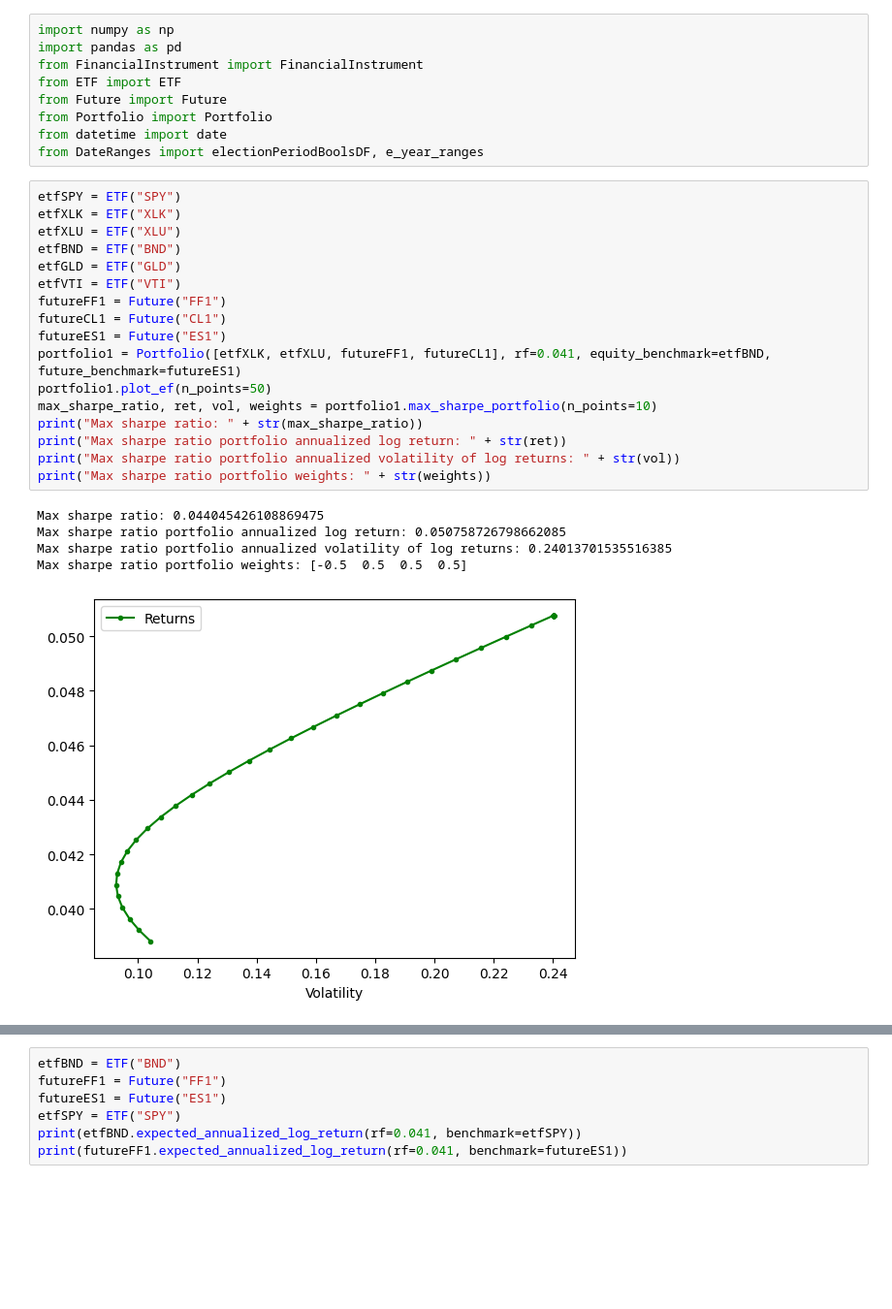
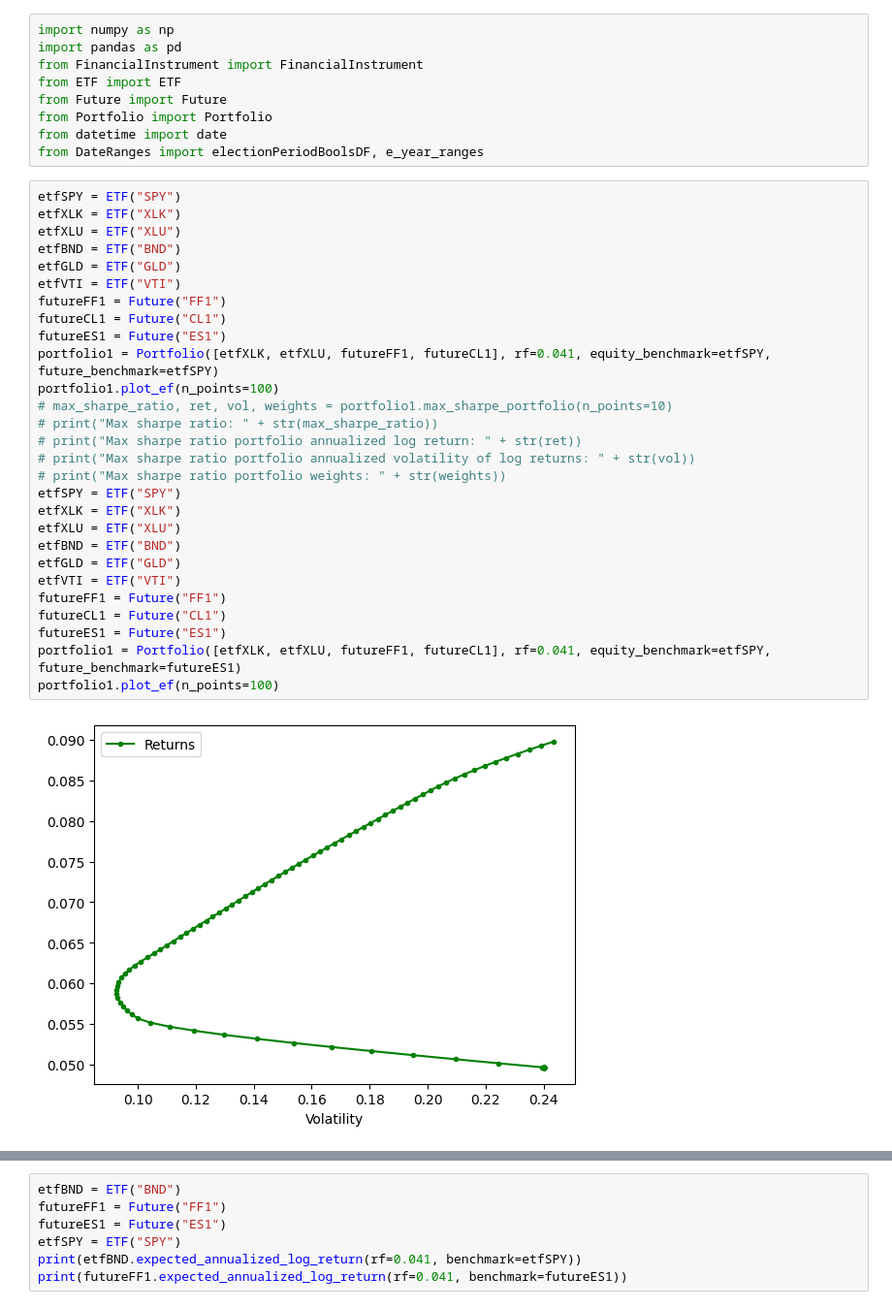
Before and after one commit to jlopes3/MF703_Project, a Jupyter notebook: Instruments/PortfolioTesting.ipynb, the cells around one changed output, grey strips where cells are left out. Shown: that part at 97% size. Drawn from its saved outputs; the diff is of its cells as text; blank space fills up the shorter version.

Commit message:
added portfolio testing

```diff
--- a/Instruments/PortfolioTesting.ipynb
+++ b/Instruments/PortfolioTesting.ipynb
@@ -10,23 +10,30 @@ from DateRanges import electionPeriodBoolsDF, e_year_ranges
 # %%
 etfSPY = ETF("SPY")
 etfXLK = ETF("XLK")
 etfXLU = ETF("XLU")
 etfBND = ETF("BND")
 etfGLD = ETF("GLD")
 etfVTI = ETF("VTI")
 futureFF1 = Future("FF1")
 futureCL1 = Future("CL1")
 futureES1 = Future("ES1")
-portfolio1 = Portfolio([etfXLK, etfXLU, futureFF1, futureCL1], rf=0.041, equity_benchmark=etfBND, future_benchmark=futureES1)
-portfolio1.plot_ef(n_points=50)
-max_sharpe_ratio, ret, vol, weights = portfolio1.max_sharpe_portfolio(n_points=10)
-print("Max sharpe ratio: " + str(max_sharpe_ratio))
-print("Max sharpe ratio portfolio annualized log return: " + str(ret))
-print("Max sharpe ratio portfolio annualized volatility of log returns: " + str(vol))
-print("Max sharpe ratio portfolio weights: " + str(weights))
+portfolio1 = Portfolio([etfXLK, etfXLU, futureFF1, futureCL1], rf=0.041, equity_benchmark=etfSPY, future_benchmark=etfSPY)
+portfolio1.plot_ef(n_points=100)
+# max_sharpe_ratio, ret, vol, weights = portfolio1.max_sharpe_portfolio(n_points=10)
+# print("Max sharpe ratio: " + str(max_sharpe_ratio))
+# print("Max sharpe ratio portfolio annualized log return: " + str(ret))
+# print("Max sharpe ratio portfolio annualized volatility of log returns: " + str(vol))
+# print("Max sharpe ratio portfolio weights: " + str(weights))
+etfSPY = ETF("SPY")
+etfXLK = ETF("XLK")
+etfXLU = ETF("XLU")
+etfBND = ETF("BND")
+etfGLD = ETF("GLD")
+etfVTI = ETF("VTI")
+futureFF1 = Future("FF1")
+futureCL1 = Future("CL1")
+futureES1 = Future("ES1")
+portfolio1 = Portfolio([etfXLK, etfXLU, futureFF1, futureCL1], rf=0.041, equity_benchmark=etfSPY, future_benchmark=futureES1)
+portfolio1.plot_ef(n_points=100)
 # %% [output]
-Max sharpe ratio: 0.044045426108869475
-Max sharpe ratio portfolio annualized log return: 0.050758726798662085
-Max sharpe ratio portfolio annualized volatility of log returns: 0.24013701535516385
-Max sharpe ratio portfolio weights: [-0.5  0.5  0.5  0.5]
-[figure, old version]
+[figure, new version]
```
Also changed, not shown: parts of 1 cell of this notebook.
